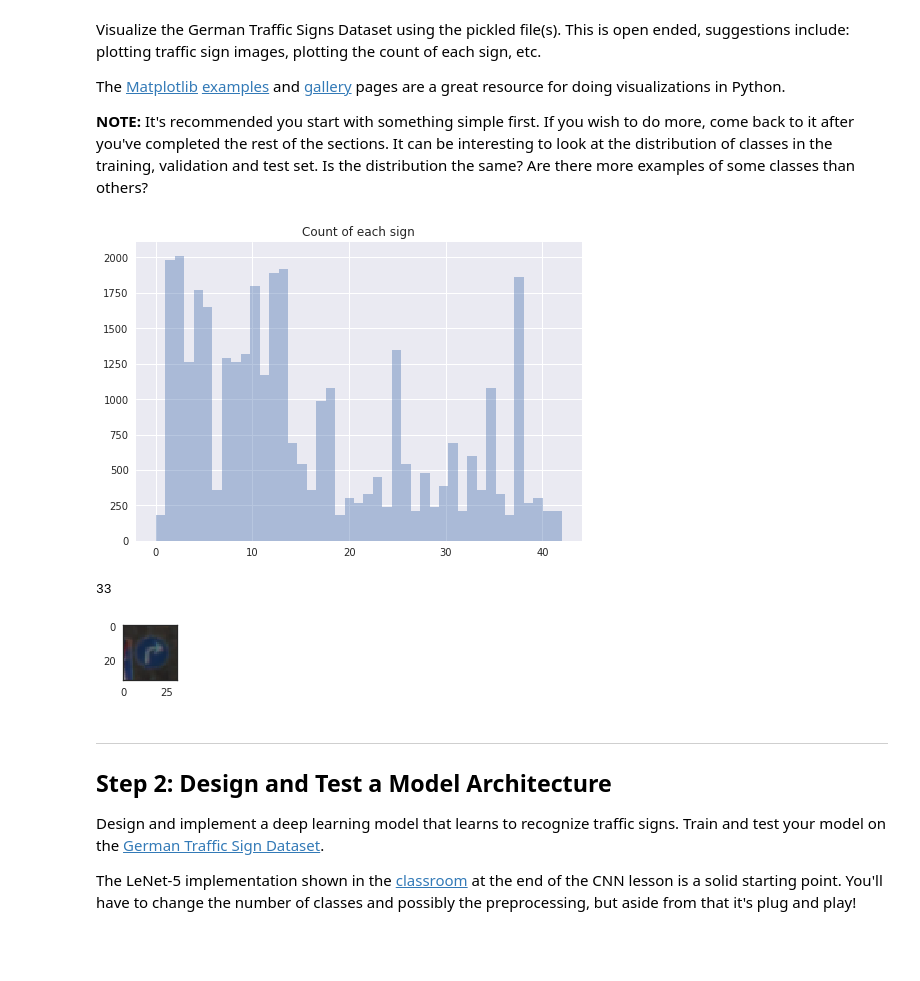
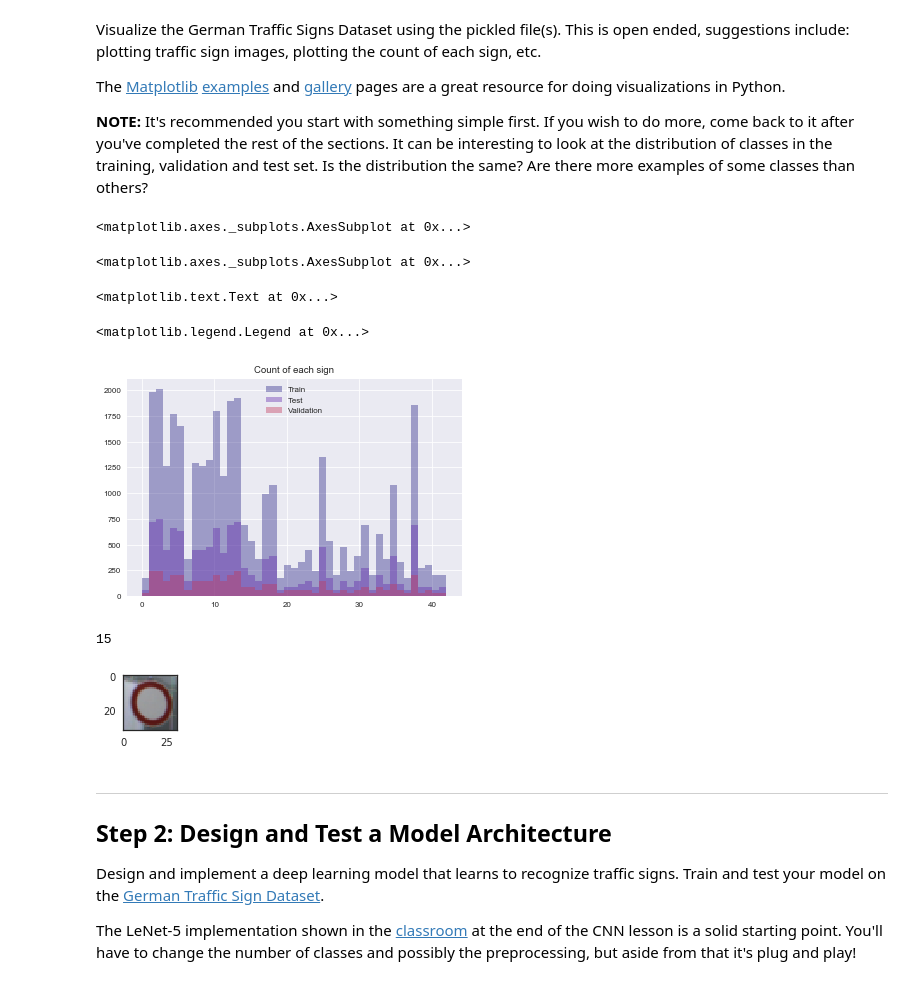
Before and after one commit to l225li/CarND---Traffic-Sign-Classifier, a Jupyter notebook: Traffic_Sign_Classifier.ipynb, the cells around one changed output. Saved outputs shown, nothing was run; the diff lists cells and outputs as text; code cells hidden in the pictures; blank space fills up the shorter version.

Commit message:
updated visualization

```diff
--- a/Traffic_Sign_Classifier.ipynb
+++ b/Traffic_Sign_Classifier.ipynb
@@ -99,11 +101,21 @@ import matplotlib.pyplot as plt
 import seaborn as sns
 import random
 sns.set(color_codes=True)
+sns.set_context("paper")
+sns.set_palette("CMRmap")
 # %%
-g = sns.distplot(y_train, bins=43, kde=False);
+g = sns.distplot(y_train, bins=43, kde=False, label="Train");
+sns.distplot(y_test, bins=43, kde=False, label="Test");
+sns.distplot(y_valid, bins=43, kde=False, label="Validation");
 g.axes.set_title("Count of each sign");
+plt.legend()
+plt.savefig(r'examples/visualization.png', format='png', dpi=1000, transparent=True)
 # %% [output]
+<matplotlib.axes._subplots.AxesSubplot at 0x...>
+<matplotlib.axes._subplots.AxesSubplot at 0x...>
+<matplotlib.text.Text at 0x...>
+<matplotlib.legend.Legend at 0x...>
-[figure, old version]
+[figure, new version]
 # %%
 index = random.randint(0, len(X_train))
 image = X_train[index].squeeze()
@@ -113,8 +125,8 @@ with sns.axes_style("white"):
     plt.imshow(image)
 print(y_train[index])
 # %% [output]
-33
+15
-[figure, old version]
+[figure, new version]
 # %% [markdown]
 ----
 
```
Also changed, not shown: parts of 9 cells of this notebook.
